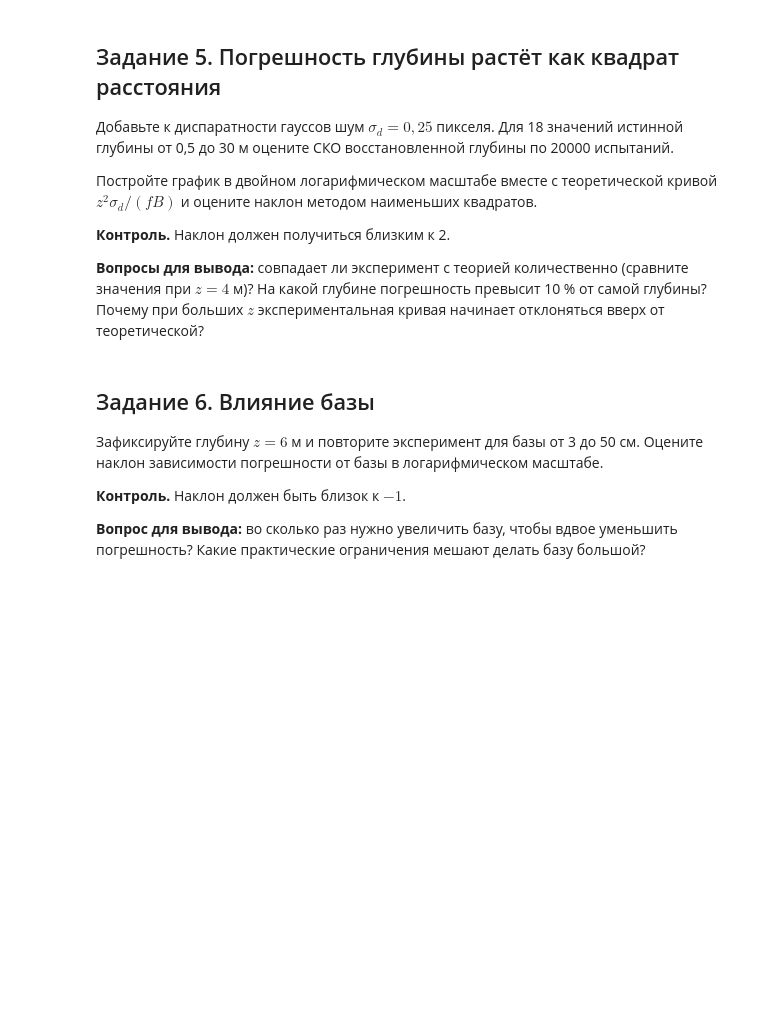
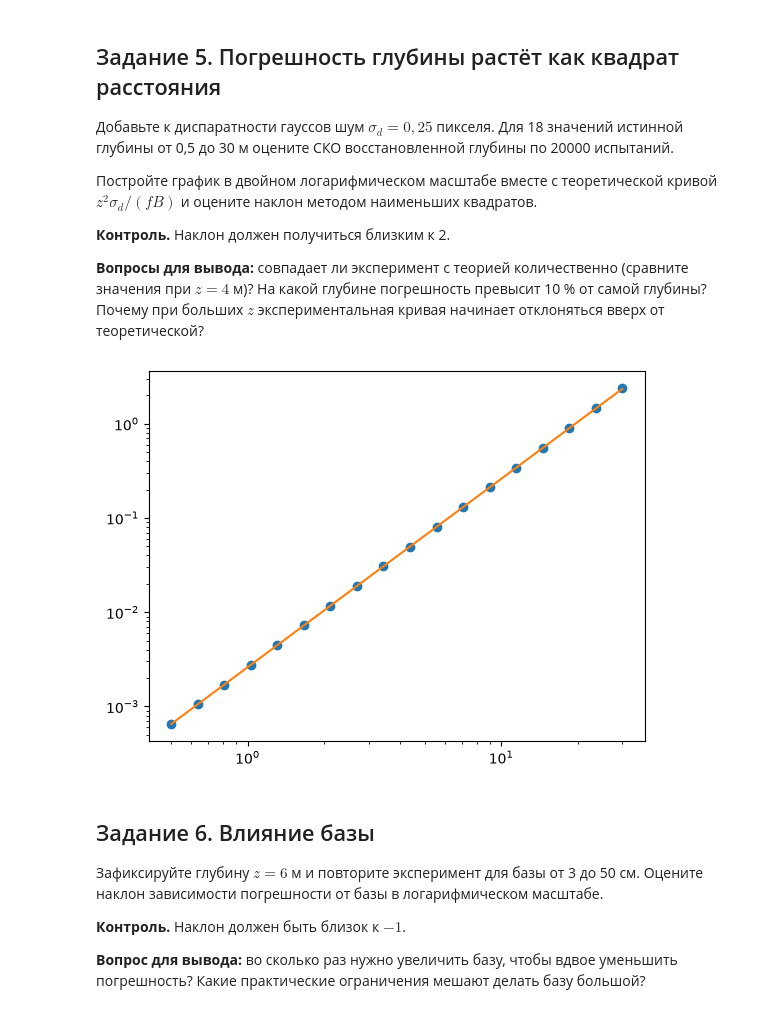
Before and after one commit to 4lo8ecK/robotics, a Jupyter notebook: lab3/ЛР_03.ipynb, the cells around one changed output. Cells and saved outputs as stored; diff of their text form; code cells hidden in the pictures; blank space fills up the shorter version.

Commit message:
Сделано 5-ое задание
Решение было бессовестно позаимствовано у нейросети Claude Sonnet 5.5

```diff
--- a/lab3/ЛР_03.ipynb
+++ b/lab3/ЛР_03.ipynb
@@ -393,7 +393,30 @@ $z^2\sigma_d/(fB)$ и оцените наклон методом наимень
 Почему при больших $z$ экспериментальная кривая начинает отклоняться вверх
 от теоретической?
 # %%
-# TODO: задание 5
+def task_5():
+	f = 800
+	B = 0.12
+	sd, N = 0.25, 20000
+	zg = np.geomspace(0.5, 30, 18)
+	emp, th = [], []
+	for z0 in zg:
+		d0 = f*B/z0
+		dn = d0 + sd * rng.standard_normal(N)
+		emp.append((f*B/dn).std())
+		th.append(z0**2 * sd / (f*B))
+	emp, th = np.array(emp), np.array(th)
+
+	slope = np.polyfit(np.log(zg), np.log(emp), 1)[0]
+
+	fig, ax = plt.subplots()
+	ax.loglog(zg, emp, 'o')
+	ax.loglog(zg, th, '-')
+
+	plt.show()
+
+task_5()
+# %% [output]
+[figure, added]
 # %% [markdown]
 ## Задание 6. Влияние базы
 
```
Also changed, not shown: 1 other file.
